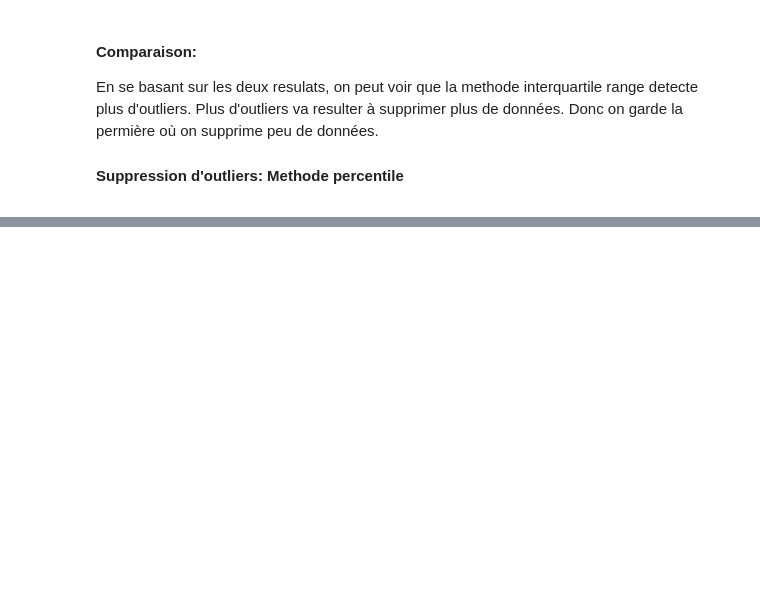
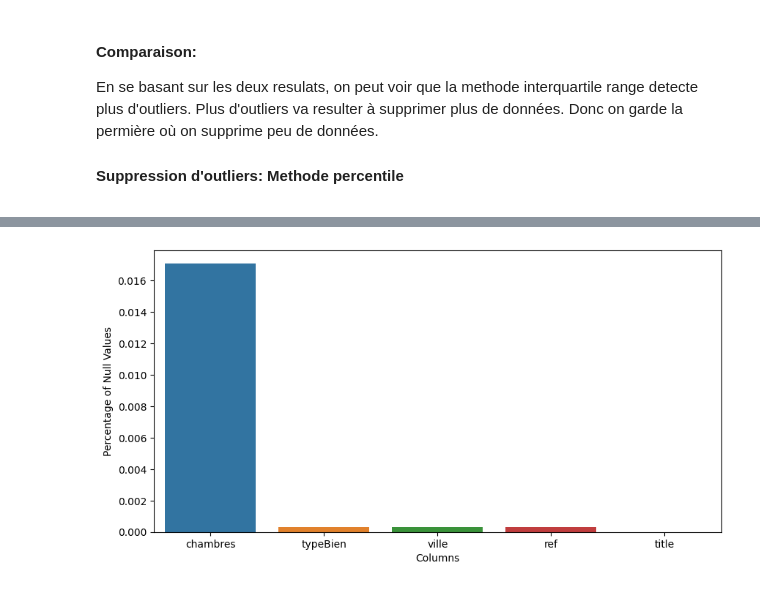
Before and after one commit to M2-CYU-Real-Estate/data_cleaning, a Jupyter notebook: dataCleaner.ipynb, the cells around one changed output, grey strips where cells are left out. Drawn from its saved outputs; the diff is of its cells as text; code cells hidden in the pictures; blank space fills up the shorter version.

```diff
--- a/dataCleaner.ipynb
+++ b/dataCleaner.ipynb
@@ -395,2 +398,6 @@ df
+# %%
+checkNullValues(df)
+# %% [output]
+[figure, added]
 # %%
 df.to_csv('finalDataset.csv', sep='\t', encoding='utf-8')
```
Also changed, not shown: parts of 11 cells of this notebook, 1 other file.
